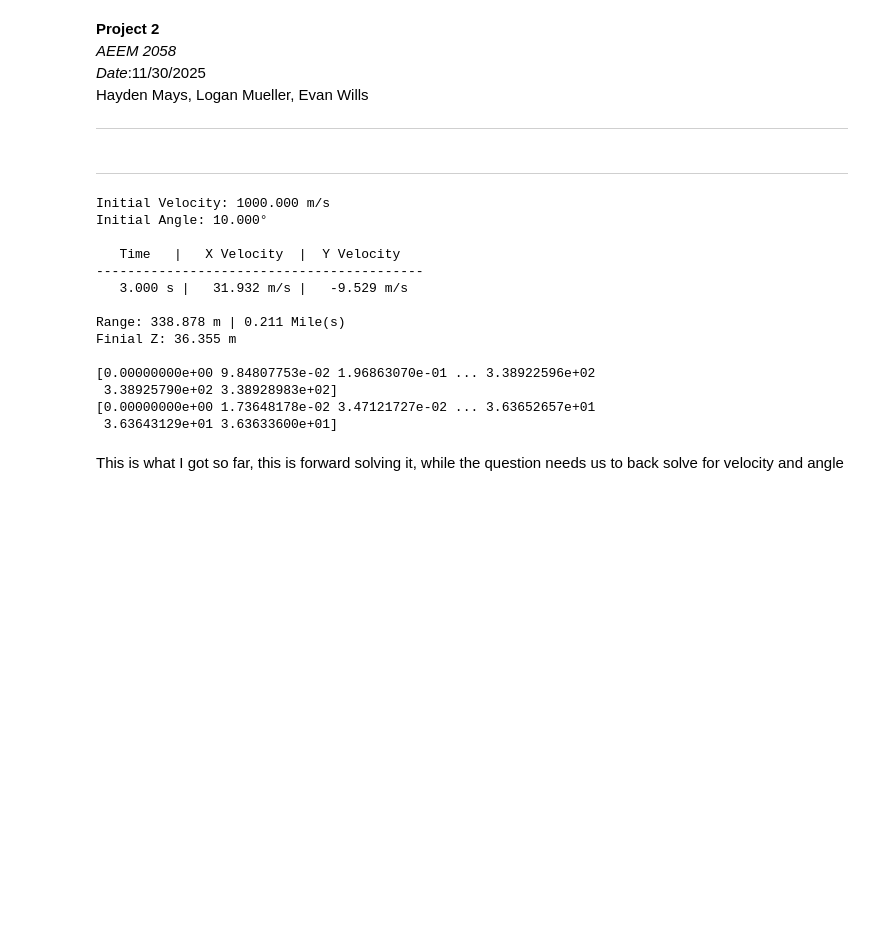
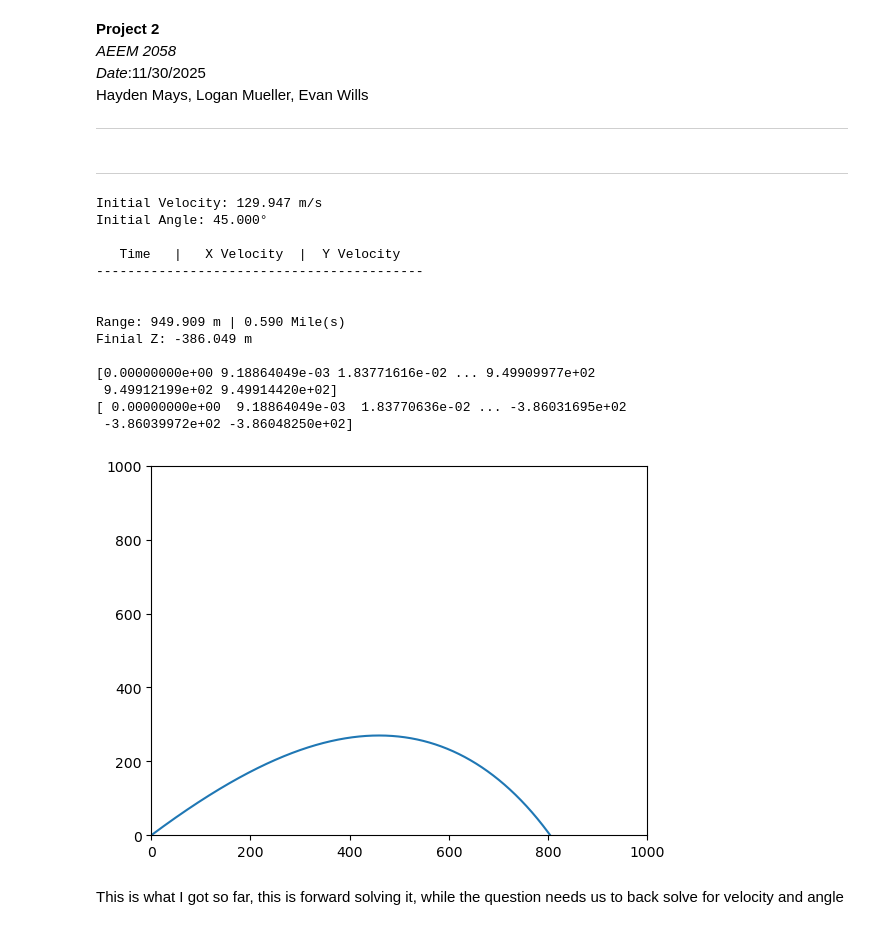
Before and after one commit to Hdog0723/Computing-Project-2, a Jupyter notebook: Project_2.ipynb, the cells around one changed output. Cells and saved outputs as stored; diff of their text form; code cells hidden in the pictures; blank space fills up the shorter version.

```diff
--- a/Project_2.ipynb
+++ b/Project_2.ipynb
@@ -18,6 +17,7 @@ def RK4(y,system:callable,h,t):
     k2=system(t+h/2,y+(k1/2)*h)
     k3=system(t+h/2,y+(k2/2)*h)
     k4=system(t+h,y+(k3)*h)
+
 
         # Update y value using the weighted average of the slopes
     y=y+(1/6)*(k1+2*k2+2*k3+k4)*h
@@ -53,63 +53,69 @@ def Euler(t_0:float,t_f:float,h:float,S_initial:float,dSdt:callable)-> tuple [np
 def system(t,state):
     x,z,v_x,v_z=state
     g=9.8 #m/s^2
-    c=10e-3 #m^-1
+    c=1e-3 #m^-1
     dx=v_x
     dz=v_z
     v=np.sqrt(v_x**2+v_z**2)
     dv_x=-c*v_x*v
     dv_z=-g-c*v_z*v
+
     return np.array([dx,dz,dv_x,dv_z])
 # %%
 # A)
 t_initial=0
-t_finial=3
+t_finial=20
 t_step=0.0001
 N=int((t_finial-t_initial)/t_step)
 
 
 
-v0=1000 #m/s
-theta0=10
+v0=129.947 #m/s
+theta0=45
 
 y0=np.array([0,0,v0*np.cos(np.deg2rad(theta0)),v0*np.sin(np.deg2rad(theta0))])
 
 t_c,v=Euler(t_initial,t_finial,t_step,y0,system)
 v_x=v.T[2]
 trapx=(t_step/2)*(v_x[0]+ 2*sum(v_x[1:N-1])+v_x[N-1])
 
 v_z=v.T[3]
 trapz=(t_step/2)*(v_z[0]+ 2*sum(v_z[1:N-1])+v_z[N-1])
 
 print(f'Initial Velocity: {v0:0.03f} m/s')
 print(f'Initial Angle: {theta0:0.03f}°\n')
 
 print('Time'.center(10)+'|'+'X Velocity'.center(15)+'|'+'Y Velocity'.center(14))
 print(''.center(42,'-'))
-for t,vx,vz in zip(t_c,v_x,v_z):
-    print(f'{t:7.03f} s | {vx:8.03f} m/s | {vz:8.03f} m/s'.center(42),end='\r',flush=True)
-    #time.sleep(t_step)
+# for t,vx,vz in zip(t_c,v_x,v_z):
+#     print(f'{t:7.03f} s | {vx:8.03f} m/s | {vz:8.03f} m/s'.center(42),end='\r',flush=False)
+#     #time.sleep(t_step)
 
 print(f'\n\nRange: {trapx:0.03f} m | {trapx/1609:0.03f} Mile(s)')
 
 print(f'Finial Z: {trapz:0.03f} m\n')
 print(v.T[0])
 print(v.T[1])
+plt.plot(v.T[0],v.T[1])
+plt.ylim((0,1000))
+plt.xlim((0,1000))
+plt.show()
 # %% [output]
-Initial Velocity: 1000.000 m/s
-Initial Angle: 10.000°
+Initial Velocity: 129.947 m/s
+Initial Angle: 45.000°
 
    Time   |   X Velocity  |  Y Velocity
 ------------------------------------------
-   3.000 s |   31.932 m/s |   -9.529 m/s
 
-Range: 338.878 m | 0.211 Mile(s)
-Finial Z: 36.355 m
 
-[0.00000000e+00 9.84807753e-02 1.96863070e-01 ... 3.38922596e+02
- 3.38925790e+02 3.38928983e+02]
-[0.00000000e+00 1.73648178e-02 3.47121727e-02 ... 3.63652657e+01
- 3.63643129e+01 3.63633600e+01]
+Range: 949.909 m | 0.590 Mile(s)
+Finial Z: -386.049 m
+
+[0.00000000e+00 9.18864049e-03 1.83771616e-02 ... 9.49909977e+02
+ 9.49912199e+02 9.49914420e+02]
+[ 0.00000000e+00  9.18864049e-03  1.83770636e-02 ... -3.86031695e+02
+ -3.86039972e+02 -3.86048250e+02]
+[figure, added]
 # %% [markdown]
 This is what I got so far, this is forward solving it, while the question needs us to back solve for velocity and angle
 # %%
```
Also changed, not shown: parts of 2 cells of this notebook.
